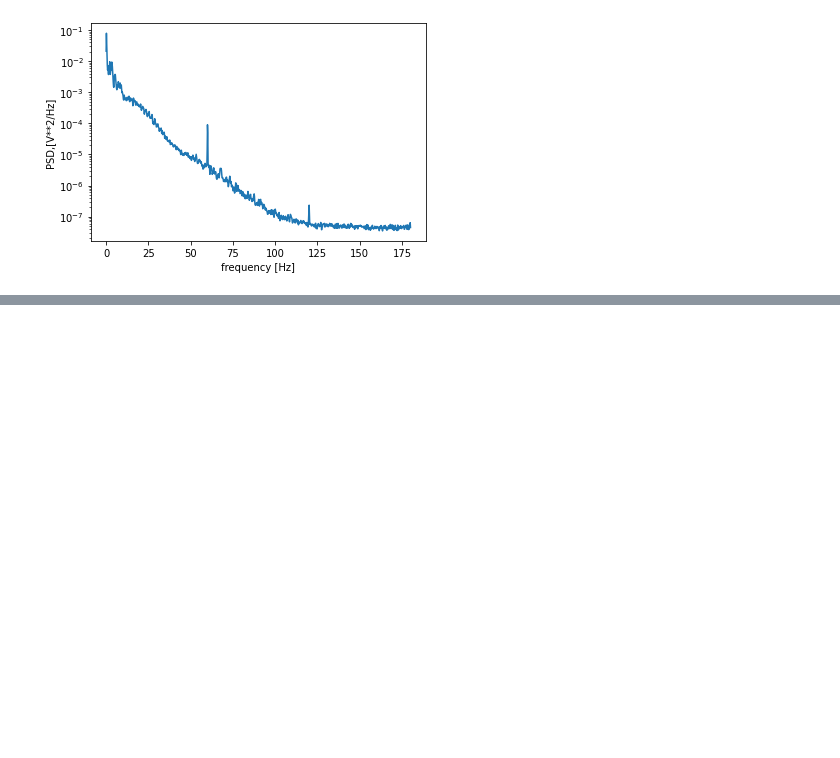
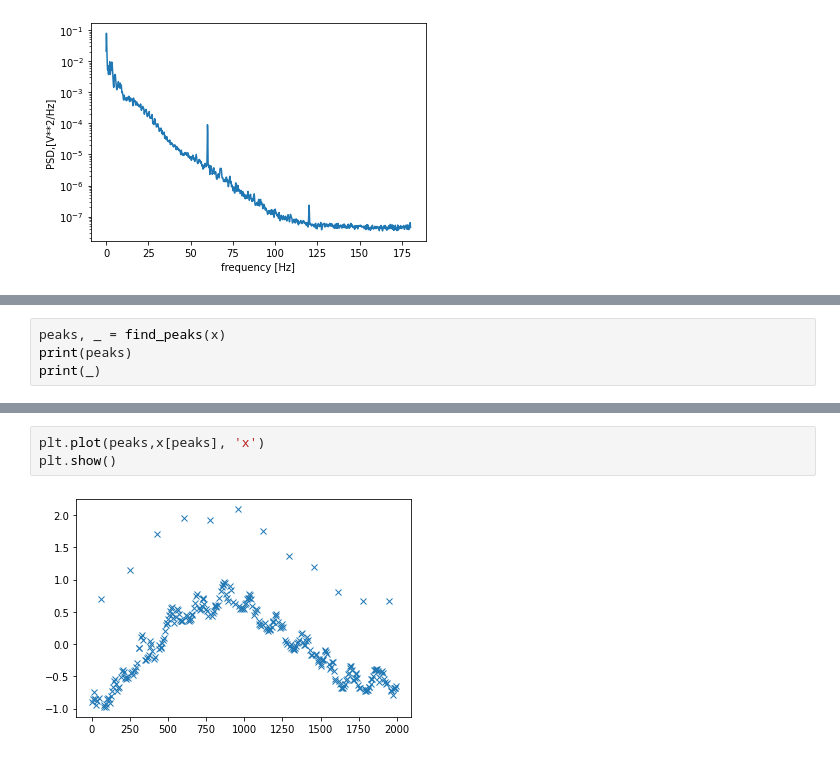
Before and after one commit to ulrikSebastienR/2021-Basic-Python, a Jupyter notebook: ecg_basics_scipy.ipynb, the cells around one changed output, grey strips where cells are left out. Cells and saved outputs as stored; diff of their text form; blank space fills up the shorter version.

```diff
--- a/ecg_basics_scipy.ipynb
+++ b/ecg_basics_scipy.ipynb
@@ -68,0 +98,4 @@ plt.show()
+# %%
+peaks, _ = find_peaks(x)
+print(peaks)
+print(_)
@@ -68,0 +125,5 @@ plt.show()
+# %%
+plt.plot(peaks,x[peaks], 'x')
+plt.show()
+# %% [output]
+[figure, added]
```
Also changed, not shown: parts of 15 cells of this notebook.
